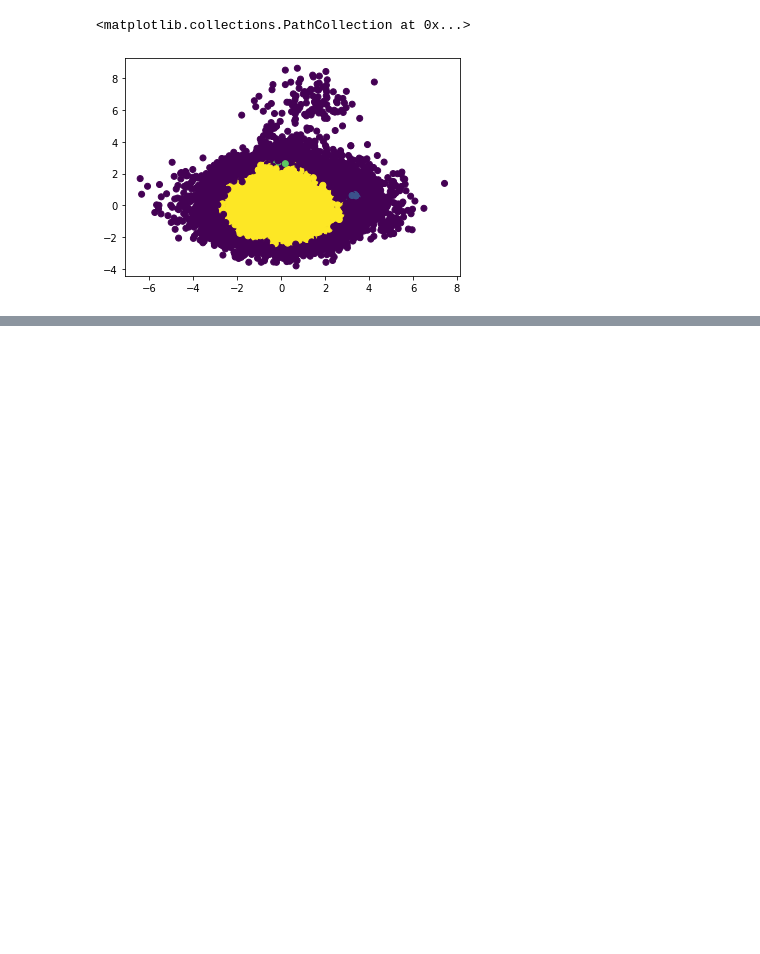
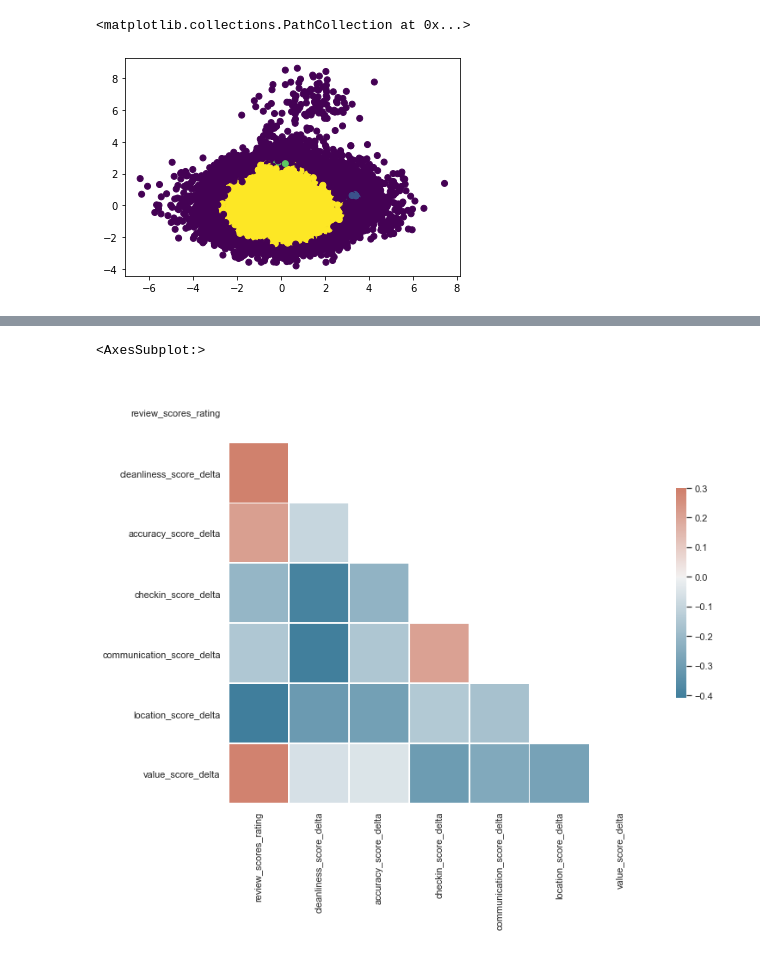
Before and after one commit to OrthoLoess/fivestar, a Jupyter notebook: notebooks/ed-fivestar-baseline.ipynb, the cells around one changed output, grey strips where cells are left out. Saved outputs shown, nothing was run; the diff lists cells and outputs as text; code cells hidden in the pictures; blank space fills up the shorter version.

```diff
--- a/notebooks/ed-fivestar-baseline.ipynb
+++ b/notebooks/ed-fivestar-baseline.ipynb
@@ -227,3 +266,28 @@ def availability(df):
+# %%
+def cleanliness_delta(df):
+    data = df
+    data[['cleanliness_delta']] = listings['review_scores_cleanliness']\
+                                - listings[['review_scores_checkin',
+                                            'review_scores_accuracy',
+                                            'review_scores_cleanliness',
+                                            'review_scores_communication',
+                                            'review_scores_location',
+                                            'review_scores_value'
+                                           ]].mean(axis=1)
+    return data[['cleanliness_delta']].applymap(lambda x: 0.0 if np.isnan(x) else x)
+
+def score_delta(df, score_column):
+    data = df
+    col_name = score_column[14:] + '_score_delta'
+    data[[col_name]] = listings[score_column]\
+                                - listings[['review_scores_checkin',
+                                            'review_scores_accuracy',
+                                            'review_scores_cleanliness',
+                                            'review_scores_communication',
+                                            'review_scores_location',
+                                            'review_scores_value'
+                                           ]].mean(axis=1)
+    return data[[col_name]].applymap(lambda x: 0.0 if np.isnan(x) else x)
 # %% [markdown]
 # First df of chosen features
 # %%
@@ -589,0 +645,21 @@ plt.scatter(X_p[:,0], X_p[:,1], c=clusterer.labels_, label='cluster')
+# %%
+temp = listings[['review_scores_rating']].copy()
+sns.set_theme(style="white")
+
+
+corr = temp.join(score_delta(listings, 'review_scores_cleanliness'))\
+                                      .join(score_delta(listings, 'review_scores_accuracy'))\
+                                      .join(score_delta(listings, 'review_scores_checkin'))\
+                                      .join(score_delta(listings, 'review_scores_communication'))\
+                                      .join(score_delta(listings, 'review_scores_location'))\
+                                      .join(score_delta(listings, 'review_scores_value'))\
+                                      .corr()
+mask = np.triu(np.ones_like(corr, dtype=bool))
+f, ax = plt.subplots(figsize=(11, 9))
+cmap = sns.diverging_palette(230, 20, as_cmap=True)
+
+sns.heatmap(corr, mask=mask, cmap=cmap, vmax=.3, center=0,
+            square=True, linewidths=.5, cbar_kws={"shrink": .5})
+# %% [output]
+<AxesSubplot:>
+[figure, added]
```
Also changed, not shown: parts of 67 cells of this notebook, 3 other files.
